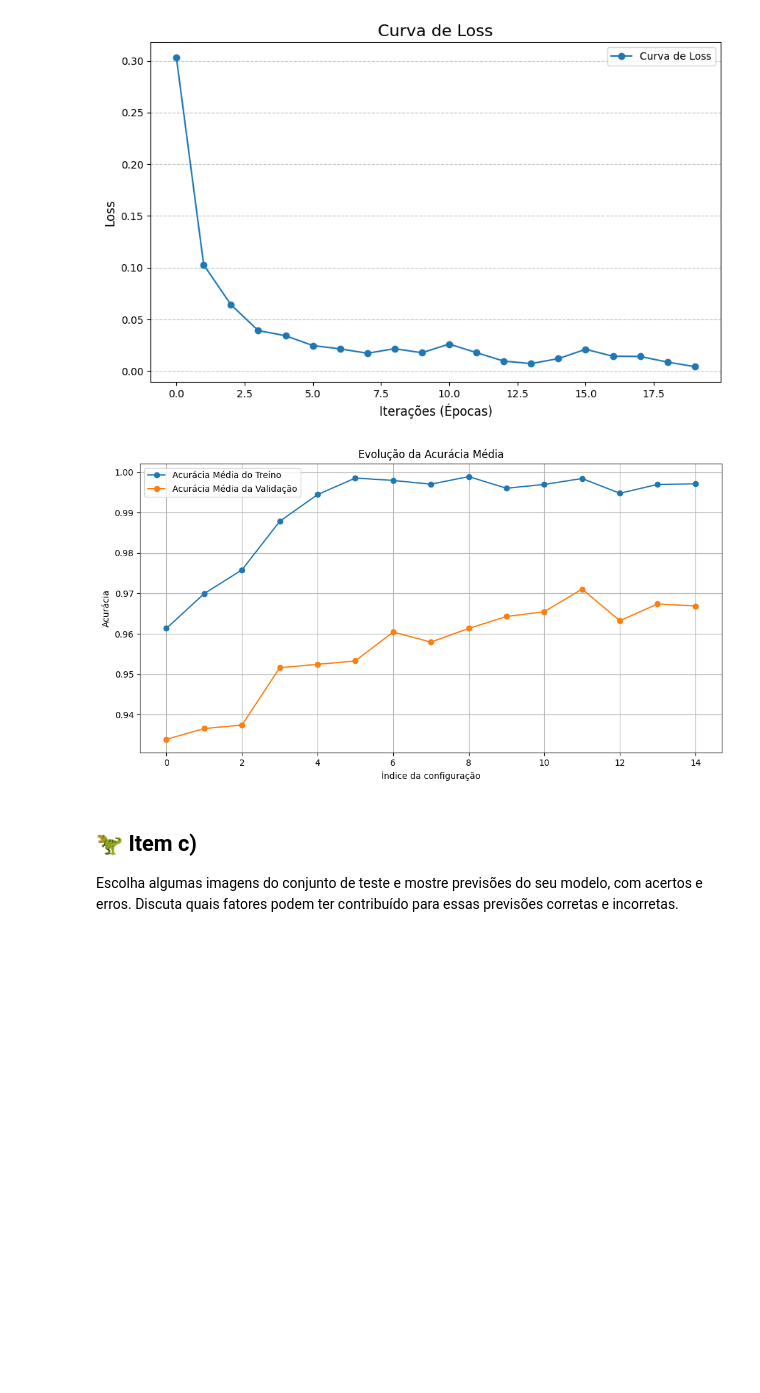
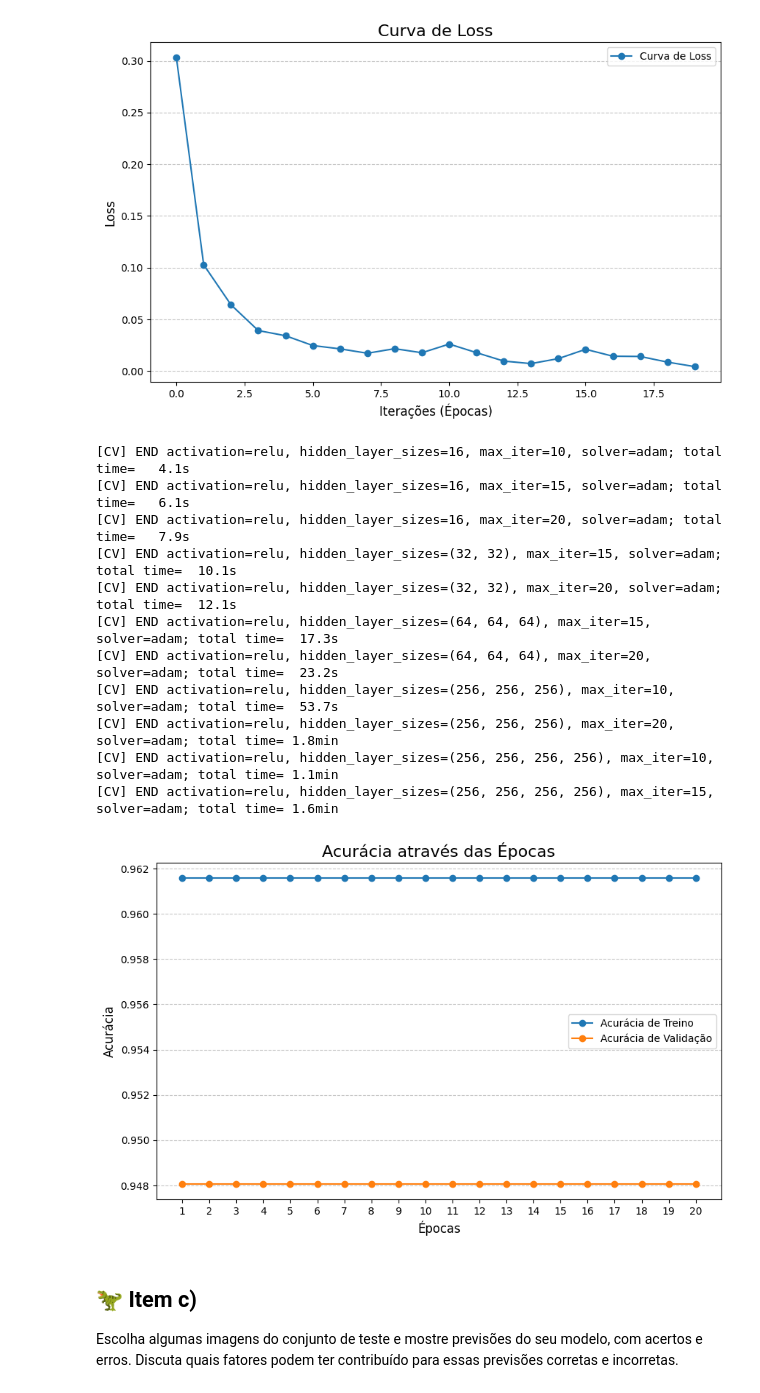
Before and after one commit to DaviCoelh0/City-guide, a Jupyter notebook: Template_EP02.ipynb, the cells around one changed output. Saved outputs shown, nothing was run; the diff lists cells and outputs as text; code cells hidden in the pictures; blank space fills up the shorter version.

```diff
--- a/Template_EP02.ipynb
+++ b/Template_EP02.ipynb
@@ -1176,38 +1174,51 @@ plt.legend()
 plt.show()
 # %% [output]
 [figure]
-# %%
-results = grid_search.cv_results_
-
-
-
-mean_train_score = results['mean_train_score']
-
-mean_test_score = results['mean_test_score']
-
-configs = np.arange(len(mean_train_score))
-
-
-
-plt.figure(figsize=(12, 6))
-
-plt.plot(configs, mean_train_score, label='Acurácia Média do Treino', marker='o')
-
-plt.plot(configs, mean_test_score, label='Acurácia Média da Validação', marker='o')
-
-plt.title('Evolução da Acurácia Média')
-
-plt.xlabel('Índice da configuração')
-
-plt.ylabel('Acurácia')
-
-plt.legend()
-
-plt.grid()
-
-plt.show()
-# %% [output]
-[figure, removed]
+# %%
+model = MLPClassifier(
+    hidden_layer_sizes=(256, 256, 256),
+    activation='relu',
+    solver='adam',
+    max_iter=1,
+    random_state=42
+)
+
+
+epochs = 20
+train_accuracies = []
+test_accuracies = []
+
+for epoch in range(epochs):
+    model.fit(X_treino, y_treino)
+    y_train_pred = model.predict(X_treino)
+    y_test_pred = model.predict(X_teste)
+
+    train_accuracies.append(accuracy_score(y_treino, y_train_pred))
+    test_accuracies.append(accuracy_score(y_teste, y_test_pred))
+
+plt.figure(figsize=(10, 6))
+plt.plot(range(1, epochs + 1), train_accuracies, label='Acurácia de Treino', marker='o')
+plt.plot(range(1, epochs + 1), test_accuracies, label='Acurácia de Validação', marker='o')
+plt.title('Acurácia através das Épocas', fontsize=16)
+plt.xlabel('Épocas', fontsize=12)
+plt.ylabel('Acurácia', fontsize=12)
+plt.xticks(range(1, epochs + 1))
+plt.grid(axis='y', linestyle='--', alpha=0.7)
+plt.legend()
+plt.show()
+# %% [output]
+[CV] END activation=relu, hidden_layer_sizes=16, max_iter=10, solver=adam; total time=   4.1s
+[CV] END activation=relu, hidden_layer_sizes=16, max_iter=15, solver=adam; total time=   6.1s
+[CV] END activation=relu, hidden_layer_sizes=16, max_iter=20, solver=adam; total time=   7.9s
+[CV] END activation=relu, hidden_layer_sizes=(32, 32), max_iter=15, solver=adam; total time=  10.1s
+[CV] END activation=relu, hidden_layer_sizes=(32, 32), max_iter=20, solver=adam; total time=  12.1s
+[CV] END activation=relu, hidden_layer_sizes=(64, 64, 64), max_iter=15, solver=adam; total time=  17.3s
+[CV] END activation=relu, hidden_layer_sizes=(64, 64, 64), max_iter=20, solver=adam; total time=  23.2s
+[CV] END activation=relu, hidden_layer_sizes=(256, 256, 256), max_iter=10, solver=adam; total time=  53.7s
+[CV] END activation=relu, hidden_layer_sizes=(256, 256, 256), max_iter=20, solver=adam; total time= 1.8min
+[CV] END activation=relu, hidden_layer_sizes=(256, 256, 256, 256), max_iter=10, solver=adam; total time= 1.1min
+[CV] END activation=relu, hidden_layer_sizes=(256, 256, 256, 256), max_iter=15, solver=adam; total time= 1.6min
+[figure, added]
 # %% [markdown]
 ## 🦖 Item c)
 
```
Also changed, not shown: parts of 2 cells of this notebook.
